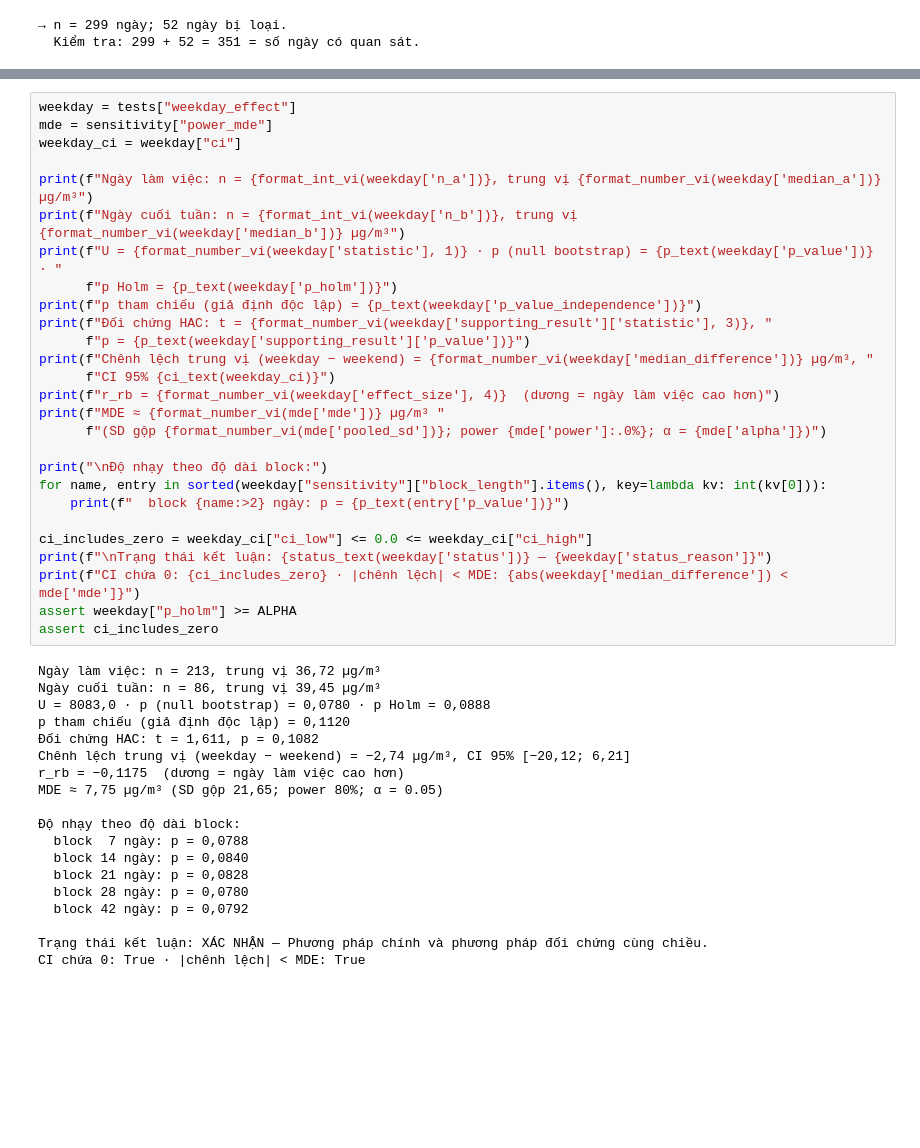
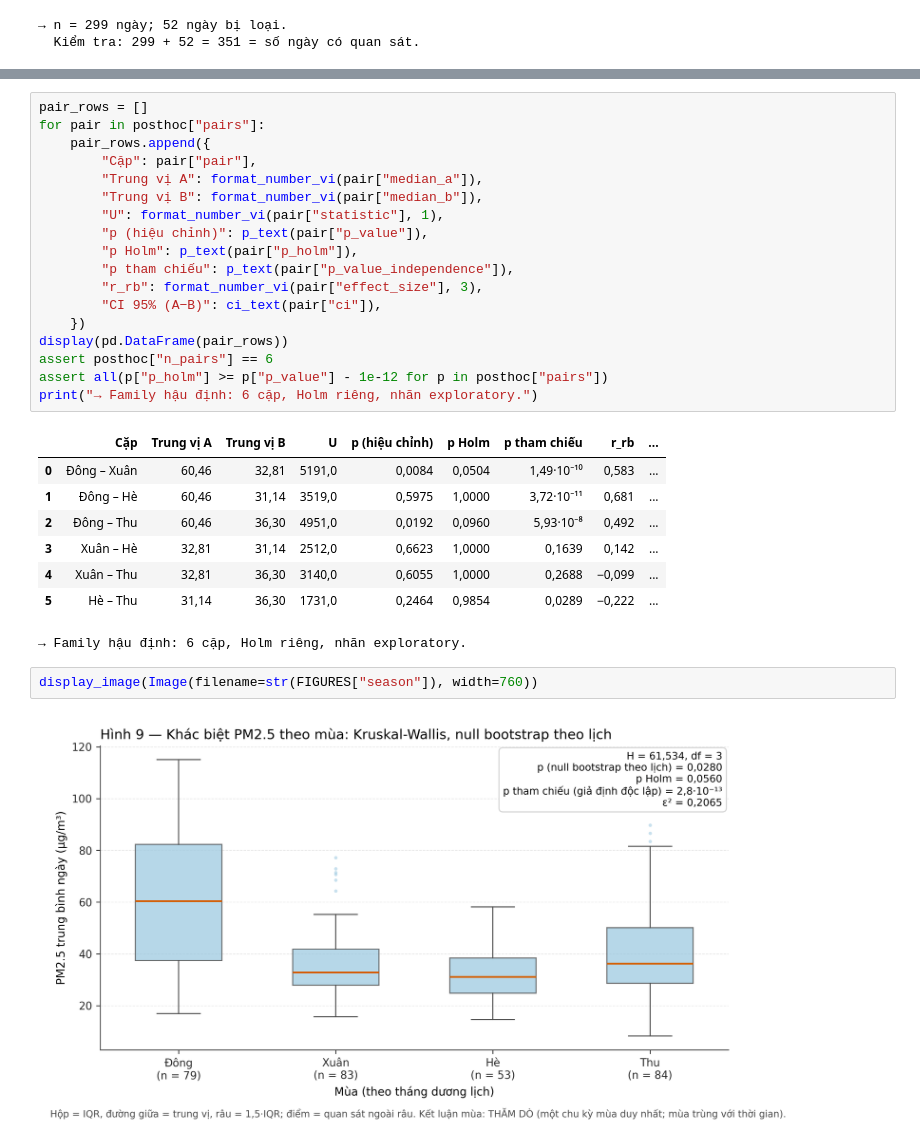
Before and after one commit to doctor-cato/air-pollution-analysis, a Jupyter notebook: notebooks/05_statistical_inference.ipynb, the cells around one changed output, grey strips where cells are left out. Drawn from its saved outputs; the diff is of its cells as text; blank space fills up the shorter version.

```diff
--- a/notebooks/05_statistical_inference.ipynb
+++ b/notebooks/05_statistical_inference.ipynb
@@ -681,47 +693,32 @@ MDE là **ngưỡng phân giải của phép kiểm**, không phải kết luậ
+# %%
+pair_rows = []
+for pair in posthoc["pairs"]:
+    pair_rows.append({
+        "Cặp": pair["pair"],
+        "Trung vị A": format_number_vi(pair["median_a"]),
+        "Trung vị B": format_number_vi(pair["median_b"]),
+        "U": format_number_vi(pair["statistic"], 1),
+        "p (hiệu chỉnh)": p_text(pair["p_value"]),
+        "p Holm": p_text(pair["p_holm"]),
+        "p tham chiếu": p_text(pair["p_value_independence"]),
+        "r_rb": format_number_vi(pair["effect_size"], 3),
+        "CI 95% (A−B)": ci_text(pair["ci"]),
+    })
+display(pd.DataFrame(pair_rows))
+assert posthoc["n_pairs"] == 6
+assert all(p["p_holm"] >= p["p_value"] - 1e-12 for p in posthoc["pairs"])
+print("→ Family hậu định: 6 cặp, Holm riêng, nhãn exploratory.")
+# %% [output]
+|  | Cặp | Trung vị A | Trung vị B | U | p (hiệu chỉnh) | p Holm | p tham chiếu | r_rb | ... |
+| 0 | Đông – Xuân | 60,46 | 32,81 | 5191,0 | 0,0084 | 0,0504 | 1,49·10⁻¹⁰ | 0,583 | ... |
+| 1 | Đông – Hè | 60,46 | 31,14 | 3519,0 | 0,5975 | 1,0000 | 3,72·10⁻¹¹ | 0,681 | ... |
+| 2 | Đông – Thu | 60,46 | 36,30 | 4951,0 | 0,0192 | 0,0960 | 5,93·10⁻⁸ | 0,492 | ... |
+| 3 | Xuân – Hè | 32,81 | 31,14 | 2512,0 | 0,6623 | 1,0000 | 0,1639 | 0,142 | ... |
+| 4 | Xuân – Thu | 32,81 | 36,30 | 3140,0 | 0,6055 | 1,0000 | 0,2688 | −0,099 | ... |
+| 5 | Hè – Thu | 31,14 | 36,30 | 1731,0 | 0,2464 | 0,9854 | 0,0289 | −0,222 | ... |
+→ Family hậu định: 6 cặp, Holm riêng, nhãn exploratory.
 # %%
-weekday = tests["weekday_effect"]
-mde = sensitivity["power_mde"]
-weekday_ci = weekday["ci"]
-
-print(f"Ngày làm việc: n = {format_int_vi(weekday['n_a'])}, trung vị {format_number_vi(weekday['median_a'])} µg/m³")
-print(f"Ngày cuối tuần: n = {format_int_vi(weekday['n_b'])}, trung vị {format_number_vi(weekday['median_b'])} µg/m³")
-print(f"U = {format_number_vi(weekday['statistic'], 1)} · p (null bootstrap) = {p_text(weekday['p_value'])} · "
-      f"p Holm = {p_text(weekday['p_holm'])}")
-print(f"p tham chiếu (giả định độc lập) = {p_text(weekday['p_value_independence'])}")
-print(f"Đối chứng HAC: t = {format_number_vi(weekday['supporting_result']['statistic'], 3)}, "
-      f"p = {p_text(weekday['supporting_result']['p_value'])}")
-print(f"Chênh lệch trung vị (weekday − weekend) = {format_number_vi(weekday['median_difference'])} µg/m³, "
-      f"CI 95% {ci_text(weekday_ci)}")
-print(f"r_rb = {format_number_vi(weekday['effect_size'], 4)}  (dương = ngày làm việc cao hơn)")
-print(f"MDE ≈ {format_number_vi(mde['mde'])} µg/m³ "
-      f"(SD gộp {format_number_vi(mde['pooled_sd'])}; power {mde['power']:.0%}; α = {mde['alpha']})")
-
-print("\nĐộ nhạy theo độ dài block:")
-for name, entry in sorted(weekday["sensitivity"]["block_length"].items(), key=lambda kv: int(kv[0])):
-    print(f"  block {name:>2} ngày: p = {p_text(entry['p_value'])}")
-
-ci_includes_zero = weekday_ci["ci_low"] <= 0.0 <= weekday_ci["ci_high"]
-print(f"\nTrạng thái kết luận: {status_text(weekday['status'])} — {weekday['status_reason']}")
-print(f"CI chứa 0: {ci_includes_zero} · |chênh lệch| < MDE: {abs(weekday['median_difference']) < mde['mde']}")
-assert weekday["p_holm"] >= ALPHA
-assert ci_includes_zero
+display_image(Image(filename=str(FIGURES["season"]), width=760))
 # %% [output]
-Ngày làm việc: n = 213, trung vị 36,72 µg/m³
-Ngày cuối tuần: n = 86, trung vị 39,45 µg/m³
-U = 8083,0 · p (null bootstrap) = 0,0780 · p Holm = 0,0888
-p tham chiếu (giả định độc lập) = 0,1120
-Đối chứng HAC: t = 1,611, p = 0,1082
-Chênh lệch trung vị (weekday − weekend) = −2,74 µg/m³, CI 95% [−20,12; 6,21]
-r_rb = −0,1175  (dương = ngày làm việc cao hơn)
-MDE ≈ 7,75 µg/m³ (SD gộp 21,65; power 80%; α = 0.05)
-
-Độ nhạy theo độ dài block:
-  block  7 ngày: p = 0,0788
-  block 14 ngày: p = 0,0840
-  block 21 ngày: p = 0,0828
-  block 28 ngày: p = 0,0780
-  block 42 ngày: p = 0,0792
-
-Trạng thái kết luận: XÁC NHẬN — Phương pháp chính và phương pháp đối chứng cùng chiều.
-CI chứa 0: True · |chênh lệch| < MDE: True
+[figure, added]
 # %% [markdown]
```
Also changed, not shown: parts of 50 cells of this notebook, 10 other files.
